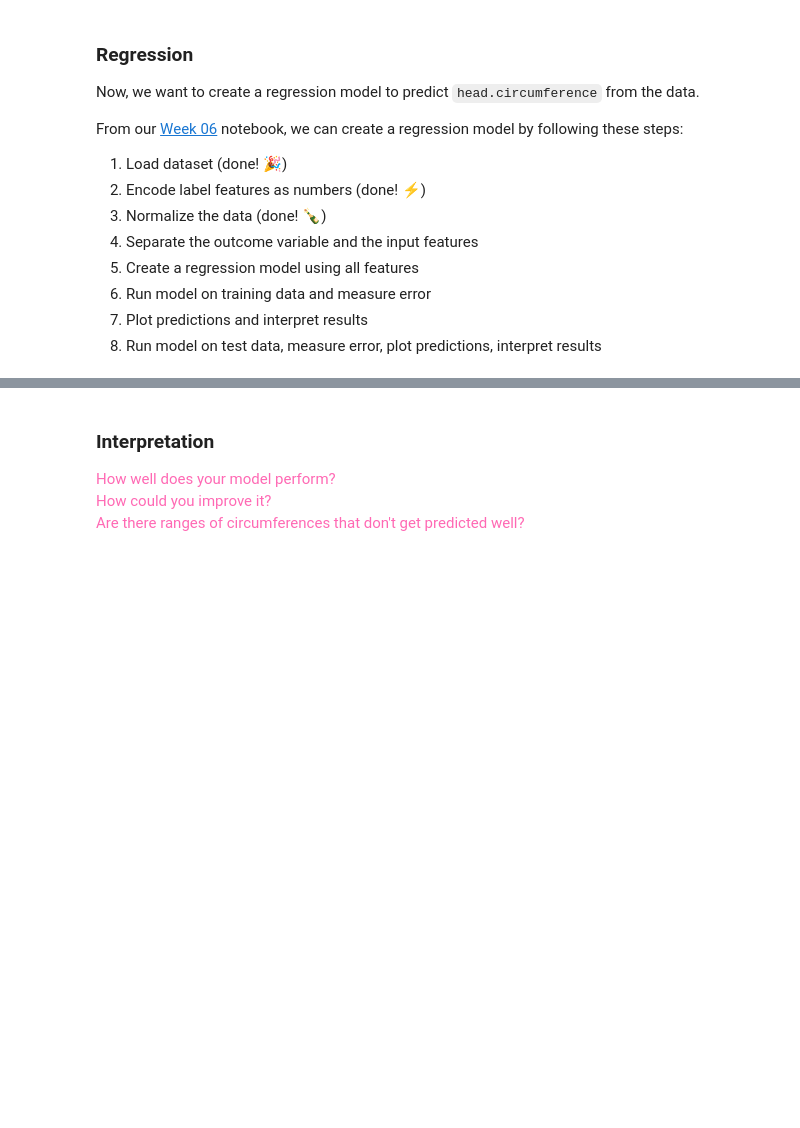
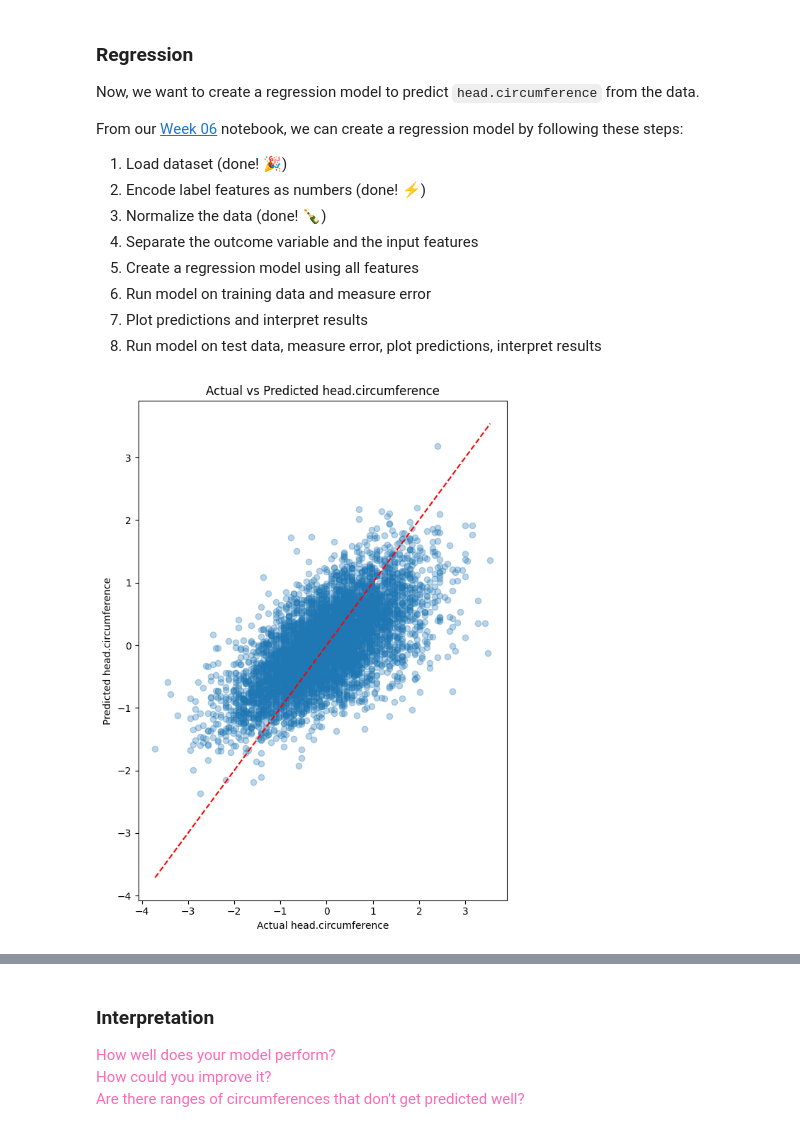
Before and after one commit to KAZIARSH-AI-ML-SPRING2026/KAZHomework06, a Jupyter notebook: Homework06.ipynb, the cells around one changed output, grey strips where cells are left out. Saved outputs shown, nothing was run; the diff lists cells and outputs as text; code cells hidden in the pictures; blank space fills up the shorter version.

```diff
--- a/Homework06.ipynb
+++ b/Homework06.ipynb
@@ -162,3 +213,30 @@ From our [Week 06](https://github.com/PSAM-5020-2026S-A/WK06) notebook, we can c
+# %%
+# Work on Regression Model here
+
+## Separate outcome variable and input features
+y_prediction = ansur_df['head.circumference']
+x_input = ansur_df.drop(columns=['head.circumference'])
+
+## Create a regression model
+model = LinearRegression()
+model.fit(x_input, y_prediction)
+
+## Measure error on training data
+y_pred_train = model.predict(x_input)
+error = regression_error(y_prediction, y_pred_train)
+
+## Plot predictions and interpret results
+
+plt.figure(figsize=(6,8))
+plt.scatter(y_prediction, y_pred_train, alpha=0.3)
+plt.plot([y_prediction.min(), y_prediction.max()], [y_prediction.min(), y_prediction.max()], 'r--')
+plt.xlabel("Actual head.circumference")
+plt.ylabel("Predicted head.circumference")
+plt.title("Actual vs Predicted head.circumference")
+plt.tight_layout()
+plt.show()
+# %% [output]
+[figure, added]
 # %%
 ## Load Test Data
 ANSUR_TEST_FILE = "https://raw.githubusercontent.com/PSAM-5020-2026S-A/5020-utils/main/datasets/json/ansur-test.json"
```
Also changed, not shown: parts of 7 cells of this notebook.
